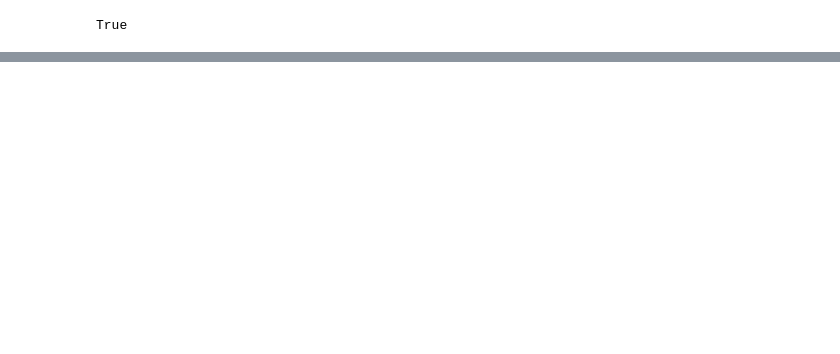
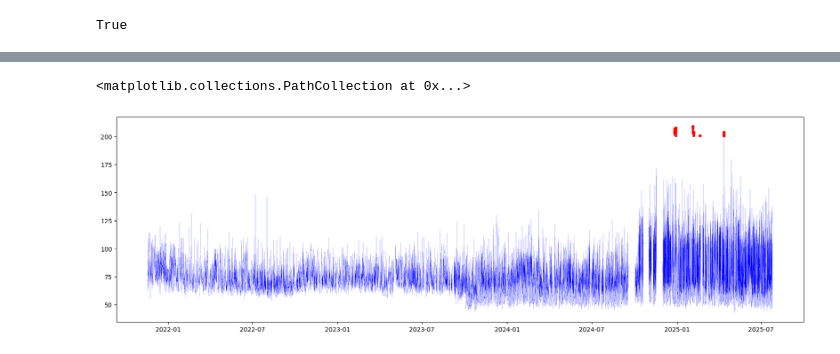
Before and after one commit to mateoneira/oura_analysis, a Jupyter notebook: bayesian_change_point.ipynb, the cells around one changed output, grey strips where cells are left out. Cells and saved outputs as stored; diff of their text form; code cells hidden in the pictures; blank space fills up the shorter version.

```diff
--- a/bayesian_change_point.ipynb
+++ b/bayesian_change_point.ipynb
@@ -87,0 +113,12 @@ heart_rate_df
+# %%
+#use the bpm to find outliers
+percentile = heart_rate_df['bpm'].quantile(0.9999)
+outliers = heart_rate_df[heart_rate_df['bpm'] > percentile]
+# %%
+#plot outliers on top of the heart rate data
+plt.figure(figsize=(20, 6))
+ax = plt.plot(heart_rate_df['date'], heart_rate_df['bpm_moving_average'], label='Average Heart Rate', color='blue', linewidth=0.1)
+plt.scatter(outliers['date'], outliers['bpm'], color='red', label='Outliers', s=10)
+# %% [output]
+<matplotlib.collections.PathCollection at 0x...>
+[figure, added]
```
Also changed, not shown: parts of 20 cells of this notebook.
